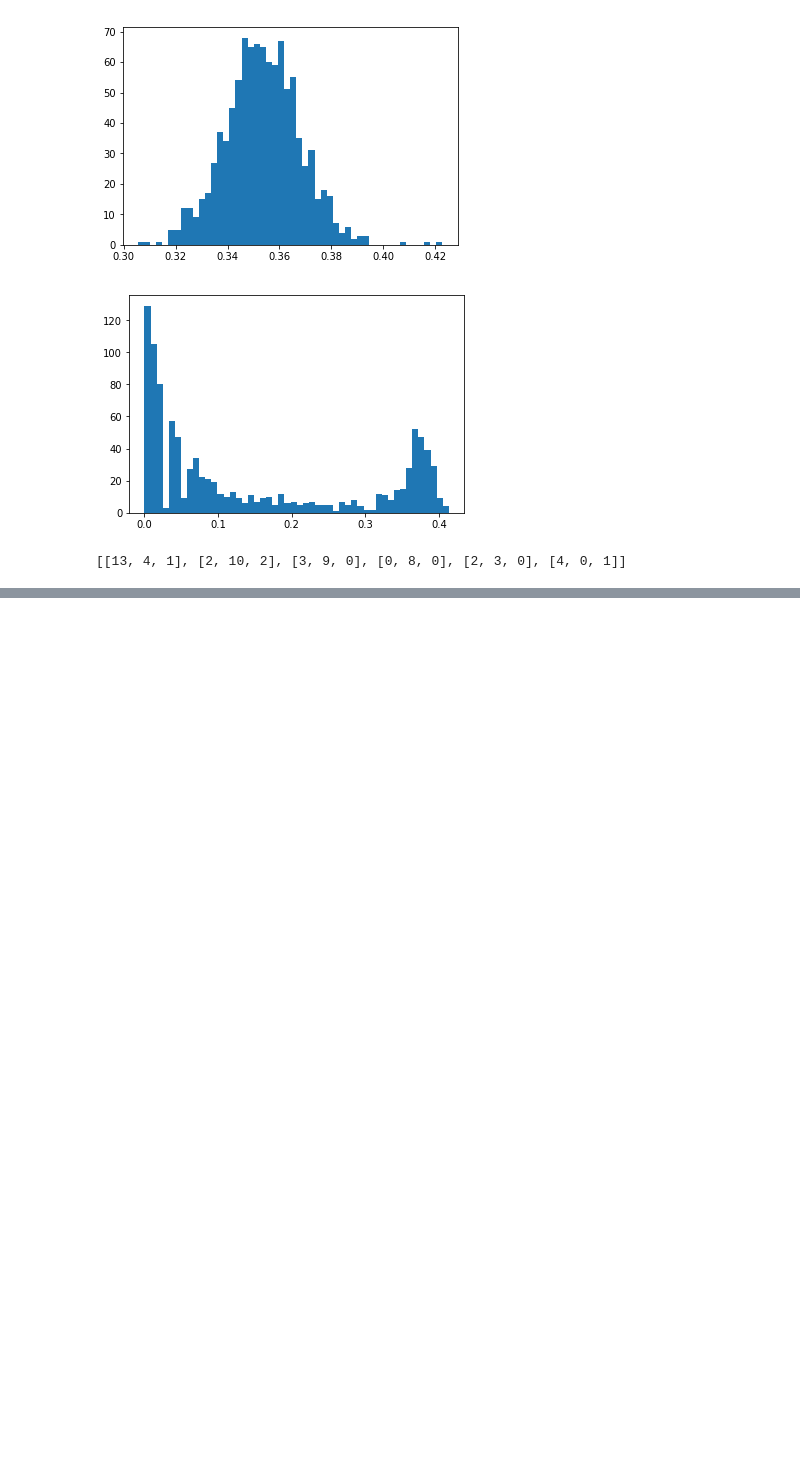
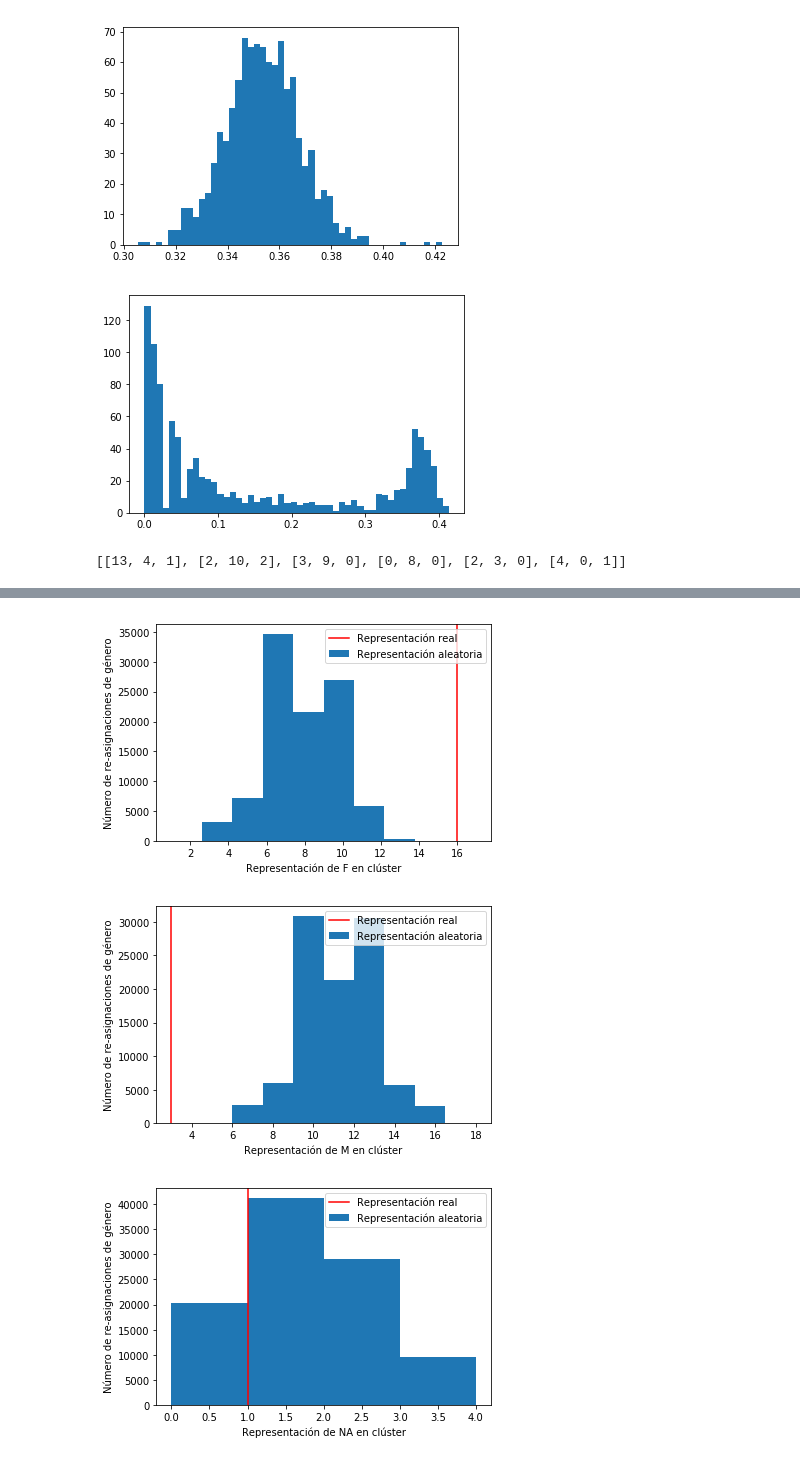
Before and after one commit to vms10/TPC3, a Jupyter notebook: tp3.ipynb, the cells around one changed output, grey strips where cells are left out. Cells and saved outputs as stored; diff of their text form; code cells hidden in the pictures; blank space fills up the shorter version.

```diff
--- a/tp3.ipynb
+++ b/tp3.ipynb
@@ -969,0 +1036,25 @@ plt.show()
+# %%
+plt.hist(cluster_dos_EB_f,bins=l,label="Representación aleatoria")
+plt.axvline(16,c="r",label="Representación real")
+plt.ylabel("Número de re-asignaciones de género")
+plt.xlabel("Representación de F en clúster")
+plt.legend()
+plt.show()
+
+plt.hist(cluster_dos_EB_m,bins=l,label="Representación aleatoria")
+plt.axvline(3,c="r",label="Representación real")
+plt.ylabel("Número de re-asignaciones de género")
+plt.xlabel("Representación de M en clúster")
+plt.legend()
+plt.show()
+
+plt.hist(cluster_dos_EB_NA,bins=4,label="Representación aleatoria")
+plt.axvline(1,c="r",label="Representación real")
+plt.ylabel("Número de re-asignaciones de género")
+plt.xlabel("Representación de NA en clúster")
+plt.legend()
+plt.show()
+# %% [output]
+[figure, added]
+[figure, added]
+[figure, added]
```
Also changed, not shown: parts of 13 cells of this notebook.
